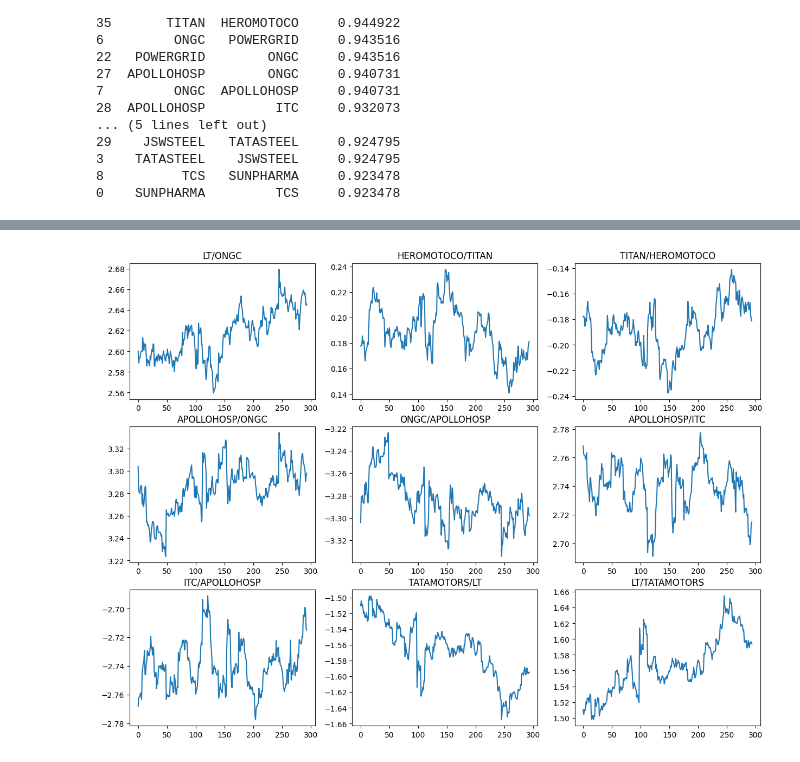
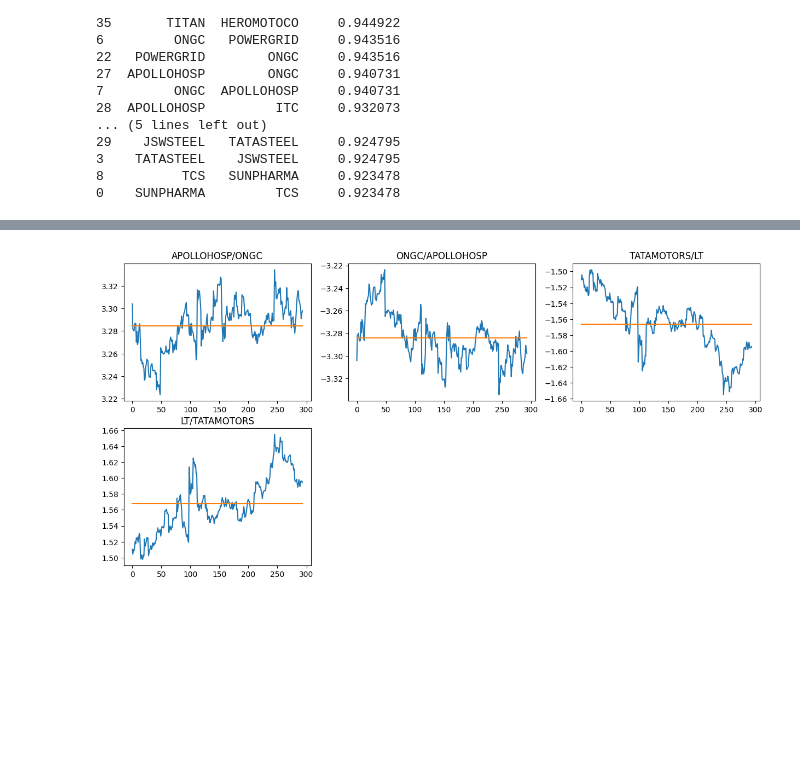
Before and after one commit to rimraf-adi/zephyr, a Jupyter notebook: test.ipynb, the cells around one changed output, grey strips where cells are left out. Drawn from its saved outputs; the diff is of its cells as text; code cells hidden in the pictures; blank space fills up the shorter version.

```diff
--- a/test.ipynb
+++ b/test.ipynb
@@ -198,7 +325,7 @@ for _, row in high_corr_pairs.iterrows():
         adf_stock2_p = adfuller(merged_df[stock2])[1]
 
         # Check thresholds
-        if coint_p_value < 0.04:
+        if coint_p_value < 0.01:
             cointegrated_pairs.append([stock1, stock2, coint_p_value, adf_stock1_p, adf_stock2_p])
 
 # 🔹 Step 4: Save Results
@@ -244,15 +365,17 @@ for i,val in enumerate(cointegrated_pairs):
 # %%
 import numpy as np
 cointegrated_pairs
 plt.figure(figsize=(15,15))
 
 for i,val in enumerate(cointegrated_pairs):
     df1 = pd.read_csv(f"NIFTY50_Data/{val[0]}_NIFTY.csv")
     df2 = pd.read_csv(f"NIFTY50_Data/{val[1]}_NIFTY.csv")
 
     plt.subplot(4,3,i+1)
     # plt.plot(df1.Close - df2.Close)
     plt.plot(np.log(df1.Close/df2.Close))
+    plt.plot([np.log(np.mean(df1.Close/df2.Close)) for i in range(len(df1))])
+
     plt.title(f"{val[0]}/{val[1]}")
 # %% [output]
-[figure, old version]
+[figure, new version]
```
Also changed, not shown: parts of 3 cells of this notebook, 1 other file.
